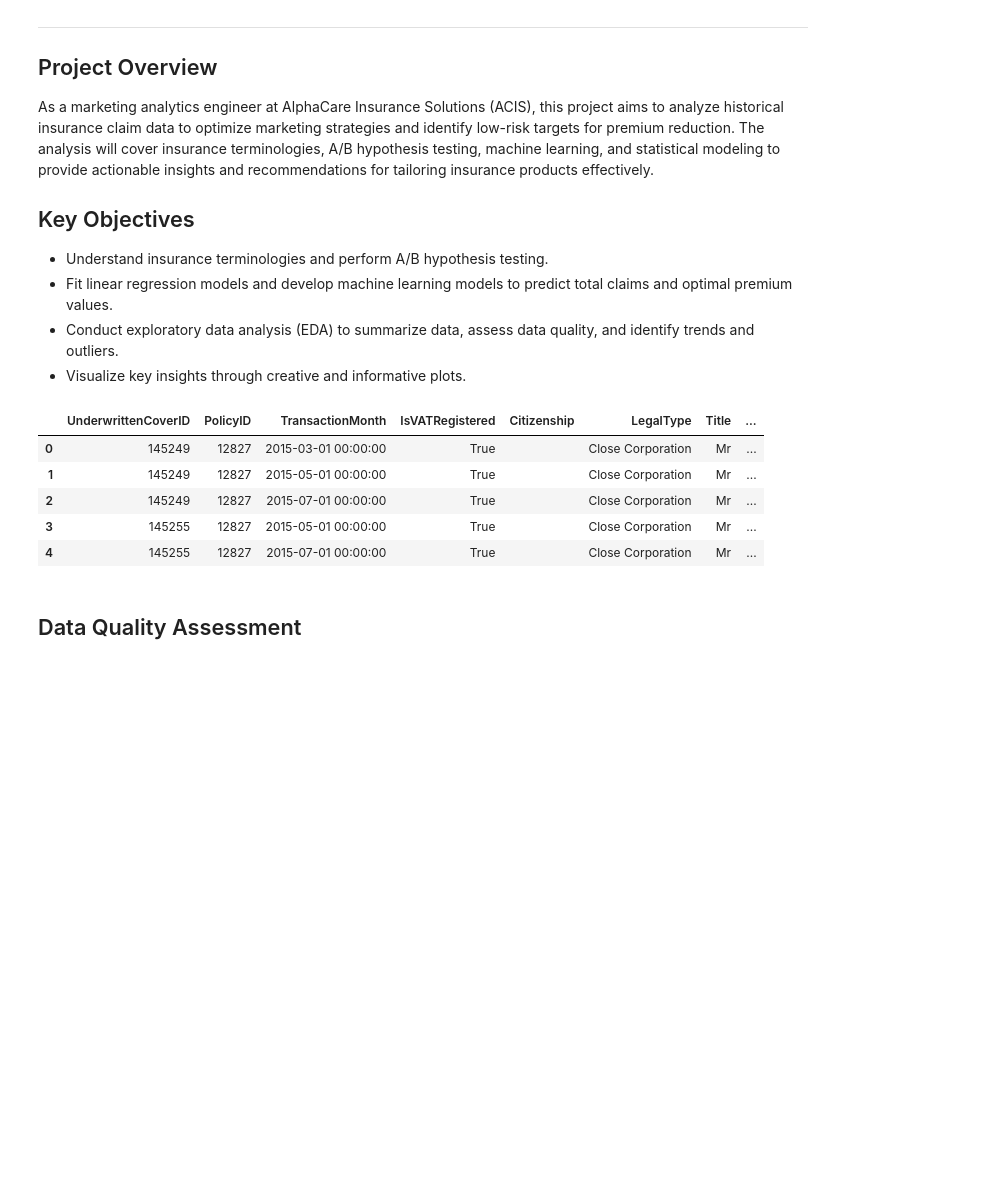
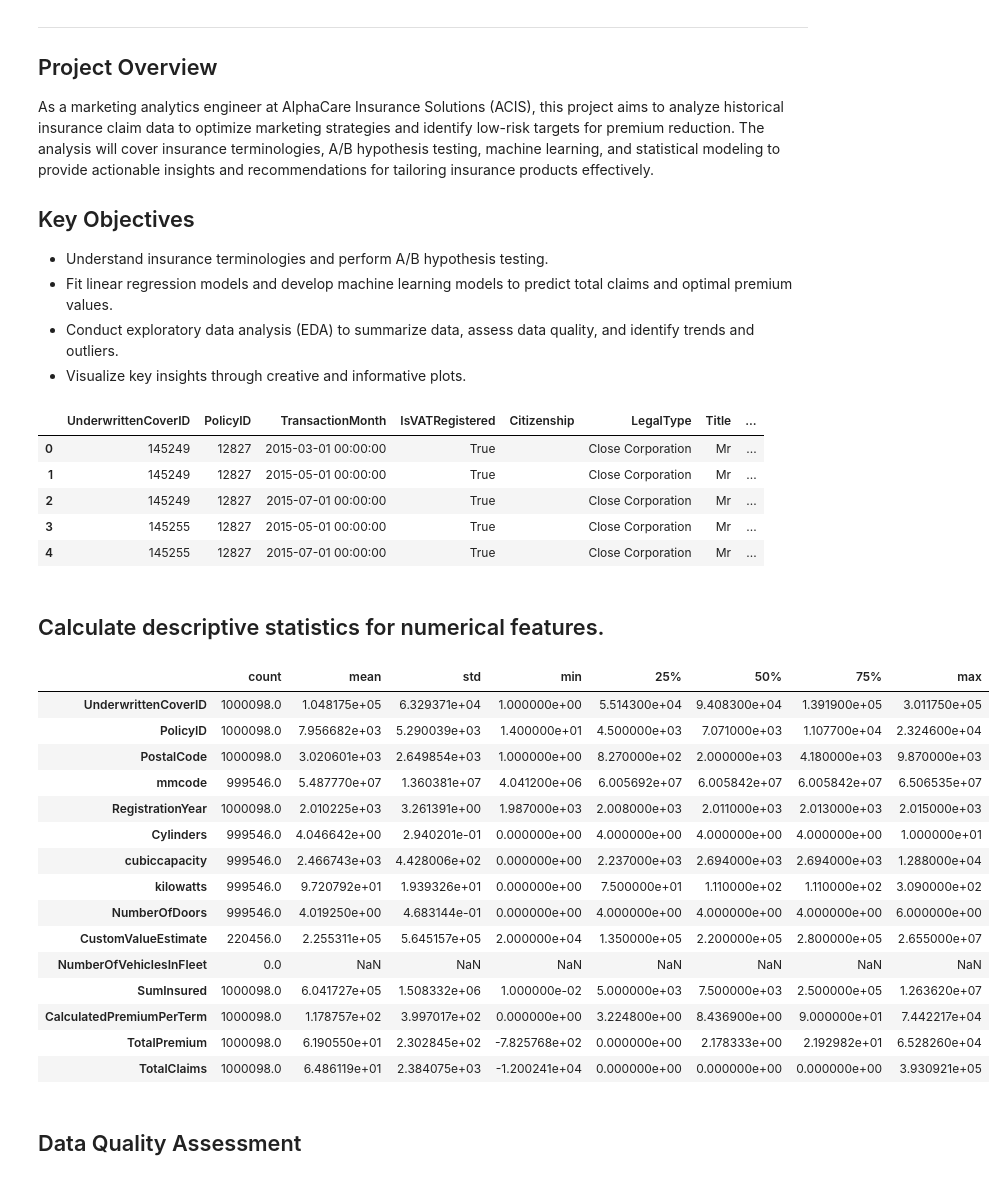
Before and after one commit to shewanek/KAIM_W3_CarInsurance_Marketing_Insights, a Jupyter notebook: notebooks/insurance_EDA.ipynb, the cells around one changed output. Cells and saved outputs as stored; diff of their text form; code cells hidden in the pictures; blank space fills up the shorter version.

```diff
--- a/notebooks/insurance_EDA.ipynb
+++ b/notebooks/insurance_EDA.ipynb
@@ -44,6 +44,27 @@ df.head()
 | 2 | 145249 | 12827 | 2015-07-01 00:00:00 | True |  | Close Corporation | Mr | ... |
 | 3 | 145255 | 12827 | 2015-05-01 00:00:00 | True |  | Close Corporation | Mr | ... |
 | 4 | 145255 | 12827 | 2015-07-01 00:00:00 | True |  | Close Corporation | Mr | ... |
+# %% [markdown]
+## Calculate descriptive statistics for numerical features.
+# %%
+analysis.descriptive_statistics()
+# %% [output]
+|  | count | mean | std | min | 25% | 50% | 75% | max |
+| UnderwrittenCoverID | 1000098.0 | 1.048175e+05 | 6.329371e+04 | 1.000000e+00 | 5.514300e+04 | 9.408300e+04 | 1.391900e+05 | 3.011750e+05 |
+| PolicyID | 1000098.0 | 7.956682e+03 | 5.290039e+03 | 1.400000e+01 | 4.500000e+03 | 7.071000e+03 | 1.107700e+04 | 2.324600e+04 |
+| PostalCode | 1000098.0 | 3.020601e+03 | 2.649854e+03 | 1.000000e+00 | 8.270000e+02 | 2.000000e+03 | 4.180000e+03 | 9.870000e+03 |
+| mmcode | 999546.0 | 5.487770e+07 | 1.360381e+07 | 4.041200e+06 | 6.005692e+07 | 6.005842e+07 | 6.005842e+07 | 6.506535e+07 |
+| RegistrationYear | 1000098.0 | 2.010225e+03 | 3.261391e+00 | 1.987000e+03 | 2.008000e+03 | 2.011000e+03 | 2.013000e+03 | 2.015000e+03 |
+| Cylinders | 999546.0 | 4.046642e+00 | 2.940201e-01 | 0.000000e+00 | 4.000000e+00 | 4.000000e+00 | 4.000000e+00 | 1.000000e+01 |
+| cubiccapacity | 999546.0 | 2.466743e+03 | 4.428006e+02 | 0.000000e+00 | 2.237000e+03 | 2.694000e+03 | 2.694000e+03 | 1.288000e+04 |
+| kilowatts | 999546.0 | 9.720792e+01 | 1.939326e+01 | 0.000000e+00 | 7.500000e+01 | 1.110000e+02 | 1.110000e+02 | 3.090000e+02 |
+| NumberOfDoors | 999546.0 | 4.019250e+00 | 4.683144e-01 | 0.000000e+00 | 4.000000e+00 | 4.000000e+00 | 4.000000e+00 | 6.000000e+00 |
+| CustomValueEstimate | 220456.0 | 2.255311e+05 | 5.645157e+05 | 2.000000e+04 | 1.350000e+05 | 2.200000e+05 | 2.800000e+05 | 2.655000e+07 |
+| NumberOfVehiclesInFleet | 0.0 | NaN | NaN | NaN | NaN | NaN | NaN | NaN |
+| SumInsured | 1000098.0 | 6.041727e+05 | 1.508332e+06 | 1.000000e-02 | 5.000000e+03 | 7.500000e+03 | 2.500000e+05 | 1.263620e+07 |
+| CalculatedPremiumPerTerm | 1000098.0 | 1.178757e+02 | 3.997017e+02 | 0.000000e+00 | 3.224800e+00 | 8.436900e+00 | 9.000000e+01 | 7.442217e+04 |
+| TotalPremium | 1000098.0 | 6.190550e+01 | 2.302845e+02 | -7.825768e+02 | 0.000000e+00 | 2.178333e+00 | 2.192982e+01 | 6.528260e+04 |
+| TotalClaims | 1000098.0 | 6.486119e+01 | 2.384075e+03 | -1.200241e+04 | 0.000000e+00 | 0.000000e+00 | 0.000000e+00 | 3.930921e+05 |
 # %% [markdown]
 ## Data Quality Assessment
 # %%
```
Also changed, not shown: parts of 1 cell of this notebook, 1 other file.
